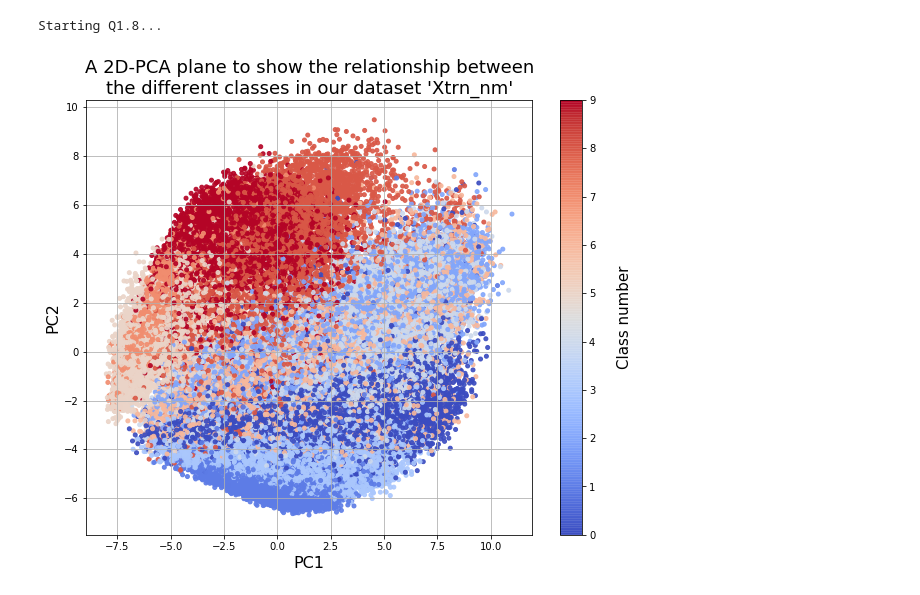
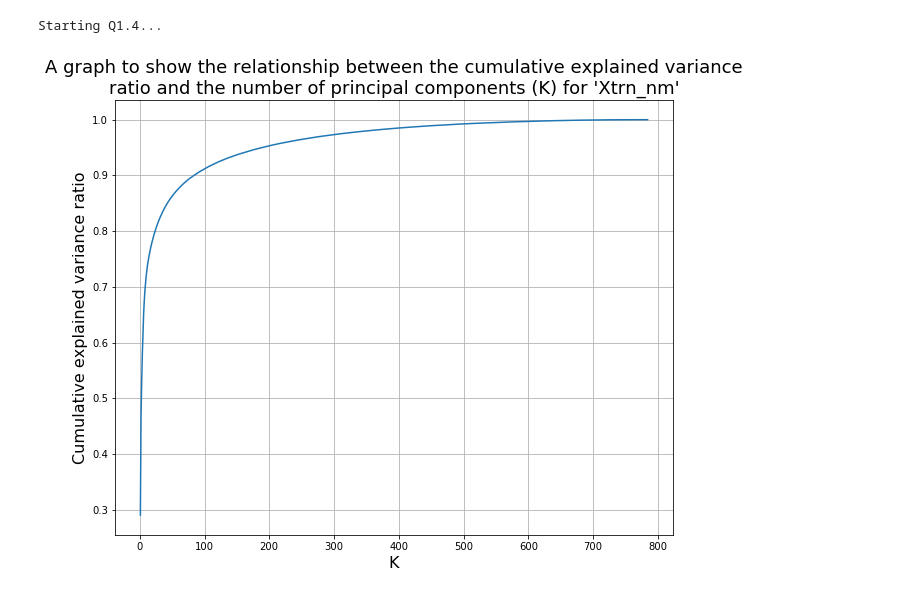
Before and after one commit to hwixley/IAML-cwk2, a Jupyter notebook: INFR10069-2020-CW2/templates/iaml01cw2_q1.ipynb, the cells around one changed output. Cells and saved outputs as stored; diff of their text form; code cells hidden in the pictures.

```diff
--- a/INFR10069-2020-CW2/templates/iaml01cw2_q1.ipynb
+++ b/INFR10069-2020-CW2/templates/iaml01cw2_q1.ipynb
@@ -387,8 +387,8 @@ def iaml01cw2_q1_8():
 
 #
 # iaml01cw2_q1_8()   # comment this out when you run the function
-# %%
-iaml01cw2_q1_8()
-# %% [output]
-Starting Q1.8...
-[figure, removed]
+# %%
+iaml01cw2_q1_4()
+# %% [output]
+Starting Q1.4...
+[figure, added]
```
Also changed, not shown: 4 other files.
